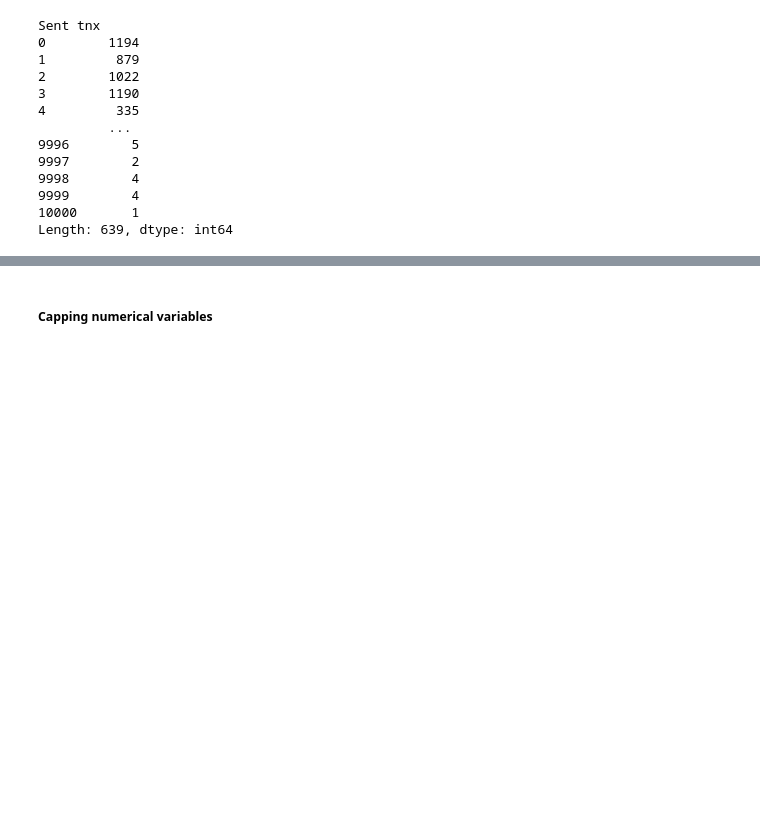
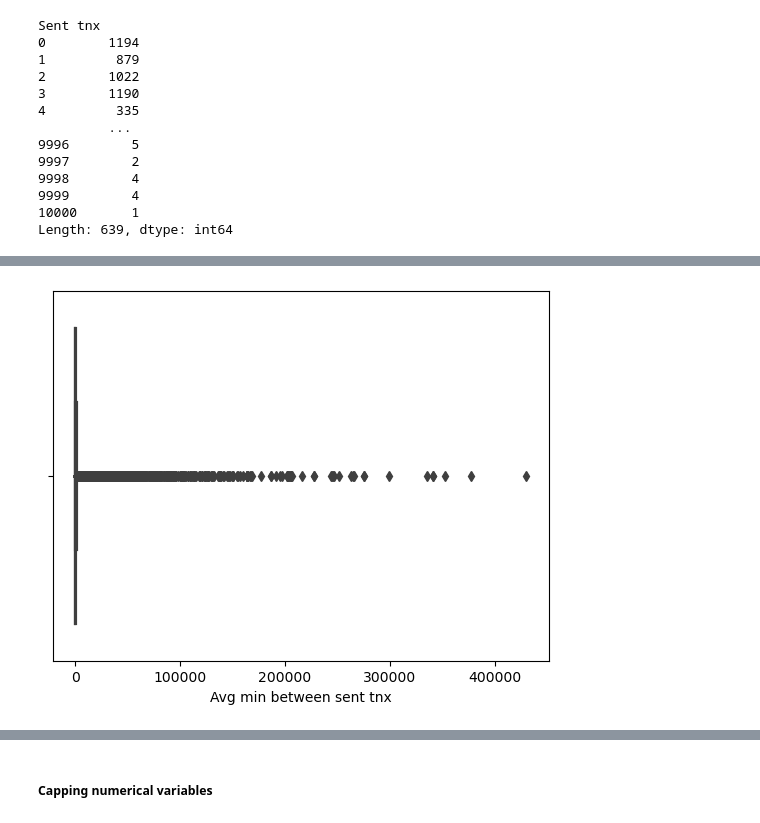
Before and after one commit to Mingg-Shi/CryptoFraud, a Jupyter notebook: preprocessing.ipynb, the cells around one changed output, grey strips where cells are left out. Saved outputs shown, nothing was run; the diff lists cells and outputs as text; code cells hidden in the pictures; blank space fills up the shorter version.

```diff
--- a/preprocessing.ipynb
+++ b/preprocessing.ipynb
@@ -458,0 +467,6 @@ Length: 639, dtype: int64
+# %%
+sns.boxplot(data=df1[df1['FLAG']==1], x='Avg min between sent tnx')
+sns.boxplot(data=df1[df1['FLAG']==0], x='Avg min between sent tnx')
+plt.show()
+# %% [output]
+[figure, added]
```
Also changed, not shown: parts of 8 cells of this notebook, 6 other files.
